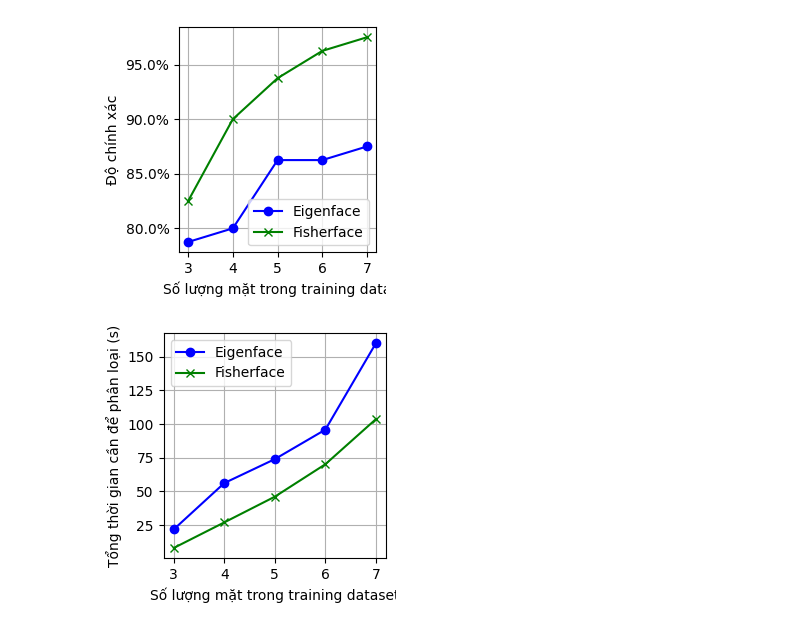
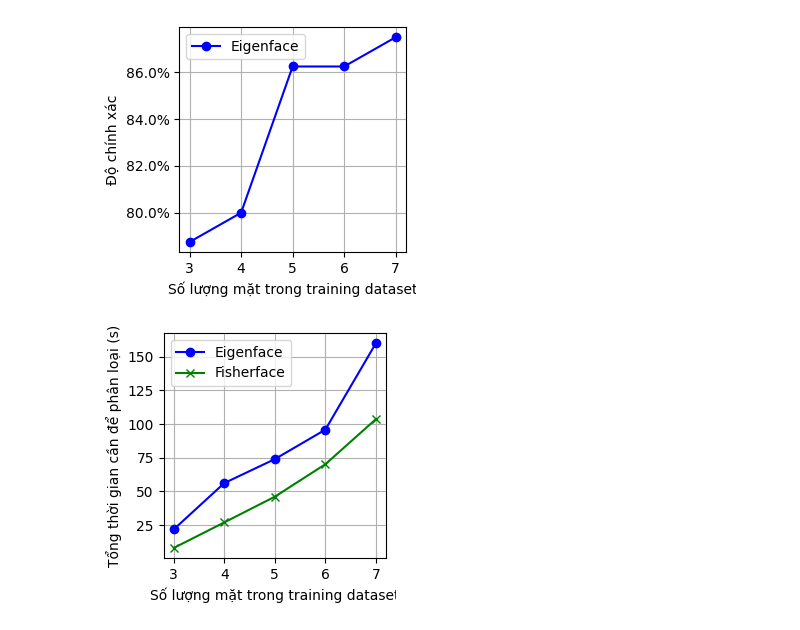
Before and after one commit to tincuri/BTLdstt, a Jupyter notebook: visualize.ipynb, the cells around one changed output. Drawn from its saved outputs; the diff is of its cells as text; code cells hidden in the pictures.

```diff
--- a/visualize.ipynb
+++ b/visualize.ipynb
@@ -21,27 +21,27 @@ y_tf = [8, 27, 46.1, 70.2, 103.7] #Time it takes for fisherface algorithm to fin
 # %%
 #plotting
 plt.plot(x, y_e, label='Eigenface', color='blue', linestyle='-', marker='o')
-plt.plot(x, y_f, label='Fisherface', color='green', linestyle='-', marker='x')
+#plt.plot(x, y_f, label='Fisherface', color='green', linestyle='-', marker='x')
 
 # Customize the plot
 #plt.title('Two Different Lines')
 plt.gca().yaxis.set_major_formatter(PercentFormatter(1))  # Format y-axis as percentages
 # Set ticks for natural numbers
 plt.xticks(range(min(x), max(x) + 1))  # X-axis ticks
-plt.xlabel('Số lượng mặt trong training data')
+plt.xlabel('Số lượng mặt trong training dataset')
 plt.ylabel('Độ chính xác')
 plt.legend()  # Show the legend
 plt.grid(True)  # Add a grid
 fig = plt.gcf()
 fig.get_dpi()
 fig.get_size_inches()
-fig.set_size_inches(w=3, h=3)
+fig.set_size_inches(w=3.3, h=3)
 fig.get_dpi()
 plt.tight_layout()
-plt.savefig('accuracy.png',dpi=fig.dpi)
+plt.savefig('accuracyofe.png',dpi=fig.dpi)
 plt.show()
 # %% [output]
-[figure, old version]
+[figure, new version]
 # %%
 #plotting
 plt.plot(x, y_te, label='Eigenface', color='blue', linestyle='-', marker='o')
```
Also changed, not shown: parts of 1 cell of this notebook, 24 other files.
